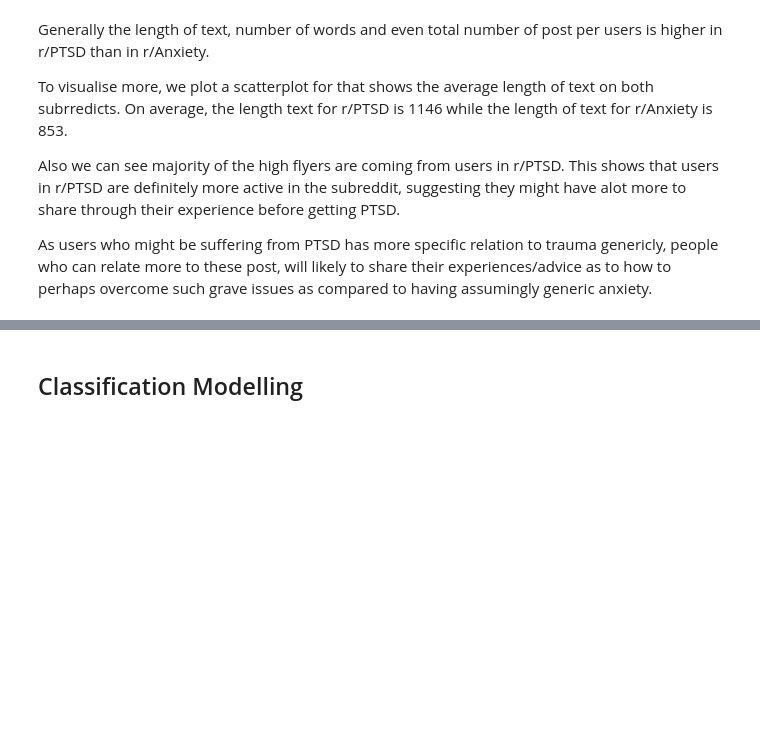
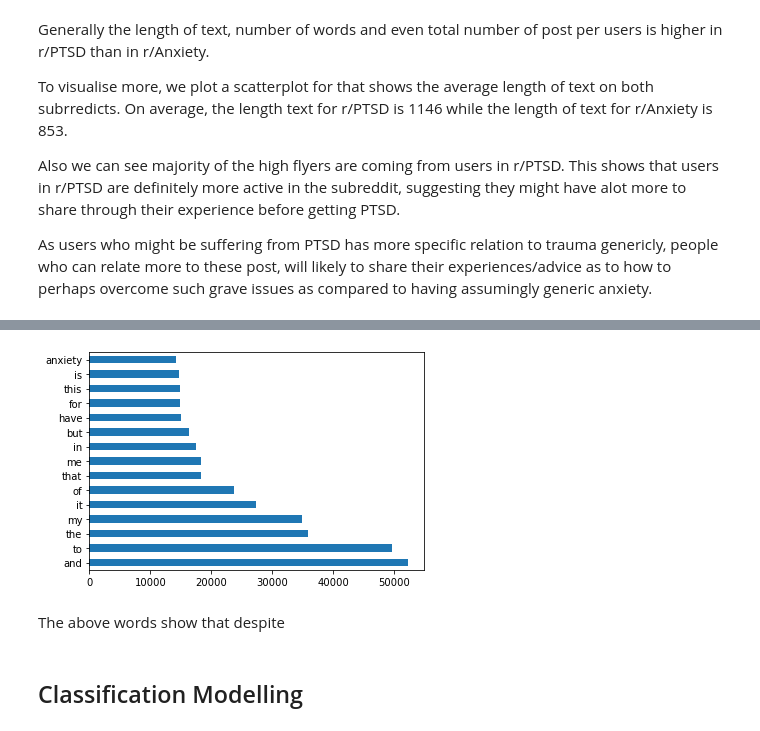
Before and after one commit to msamhz/GA-Lessons, a Jupyter notebook: project_3/Project3_V1.ipynb, the cells around one changed output, grey strips where cells are left out. Drawn from its saved outputs; the diff is of its cells as text; code cells hidden in the pictures; blank space fills up the shorter version.

```diff
--- a/project_3/Project3_V1.ipynb
+++ b/project_3/Project3_V1.ipynb
@@ -686,2 +348,19 @@ Name: sentiments, dtype: float64
+# %%
+anxiety_text = anxiety['clean_text']
+anxiety_subreddit = anxiety['subreddit']
+# %%
+cvec.fit(anxiety_text,ptsd_subreddit)
+anxiety_text = cvec.transform(anxiety_text)
+# %%
+# show the 15 common words for r/PTSD
+anxiety_df = pd.DataFrame(anxiety_text.todense(),
+                          columns=cvec.get_feature_names_out())
+
+# plot top occuring words
+anxiety_df.sum().sort_values(ascending=False).head(15).plot(kind='barh');
+# %% [output]
+[figure, added]
+# %% [markdown]
+The above words show that despite
 # %% [markdown]
 ## Classification Modelling
```
Also changed, not shown: parts of 42 cells of this notebook.
